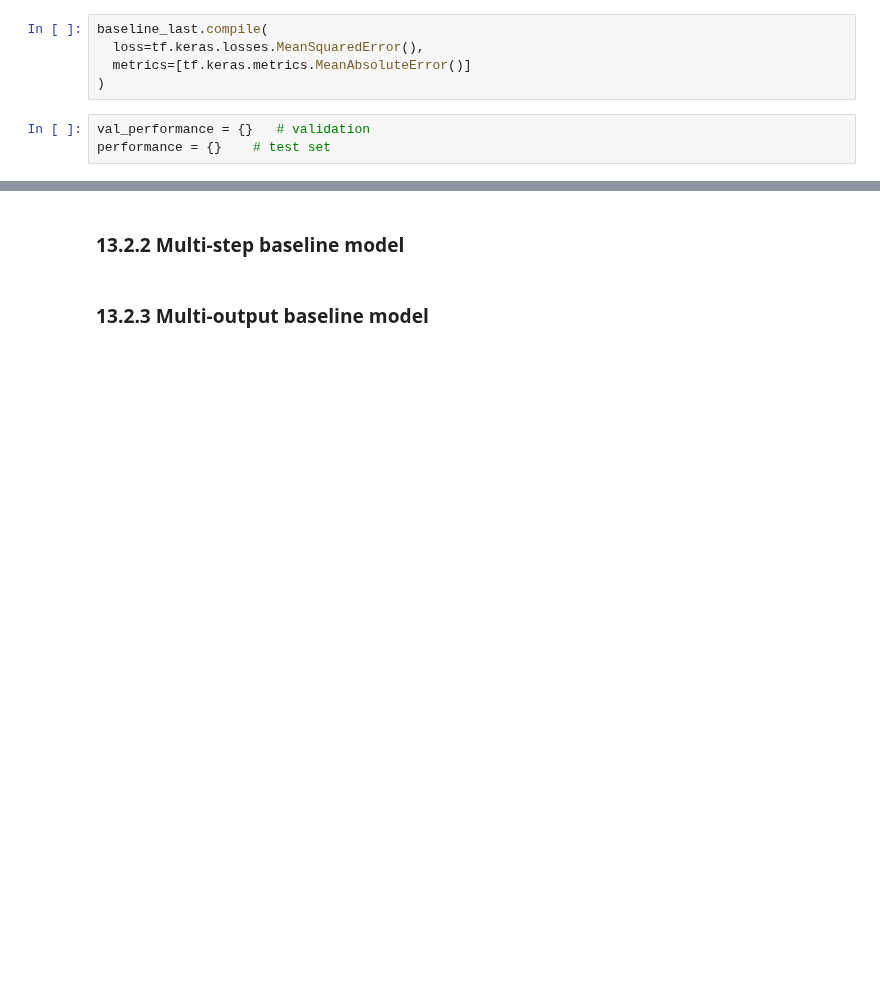
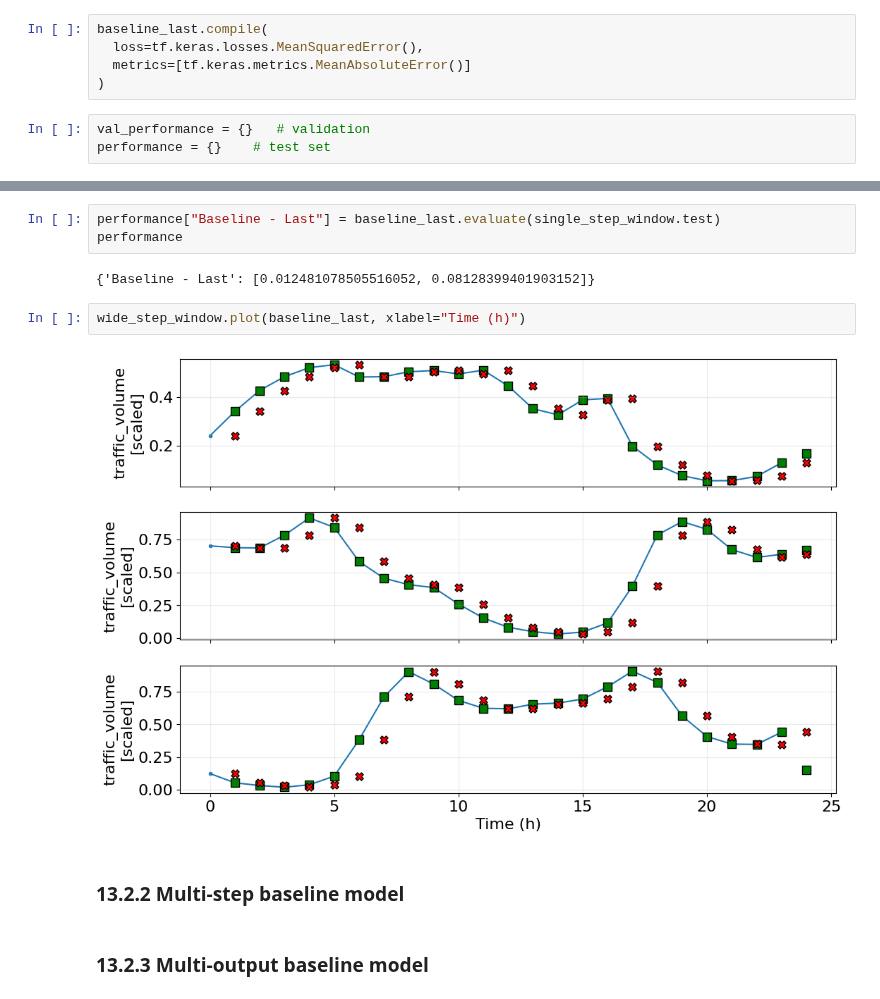
Before and after one commit to LugoBlogger/SI-201-542-forecasting-technique, a Jupyter notebook: week-14.ipynb, the cells around one changed output, grey strips where cells are left out. Cells and saved outputs as stored; diff of their text form; blank space fills up the shorter version.

```diff
--- a/week-14.ipynb
+++ b/week-14.ipynb
@@ -368,3 +381,12 @@ data:           temp  clouds_all  traffic_volume   day_sin   day_cos
+# %%
+performance["Baseline - Last"] = baseline_last.evaluate(single_step_window.test)
+performance
+# %% [output]
+{'Baseline - Last': [0.012481078505516052, 0.08128399401903152]}
+# %%
+wide_step_window.plot(baseline_last, xlabel="Time (h)")
+# %% [output]
+[figure, added]
 # %% [markdown]
 ### 13.2.2 Multi-step baseline model
 # %% [markdown]
```
Also changed, not shown: parts of 6 cells of this notebook, 4 other files.
